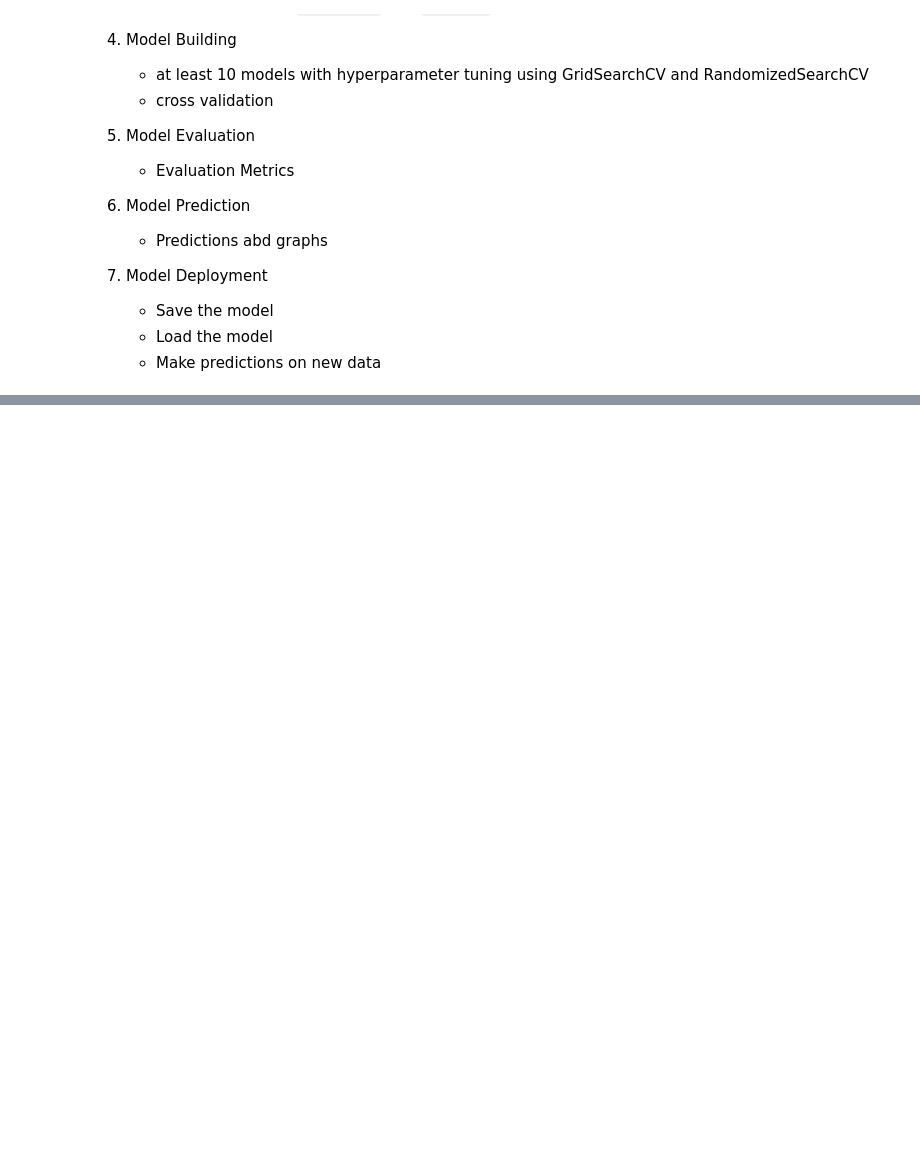
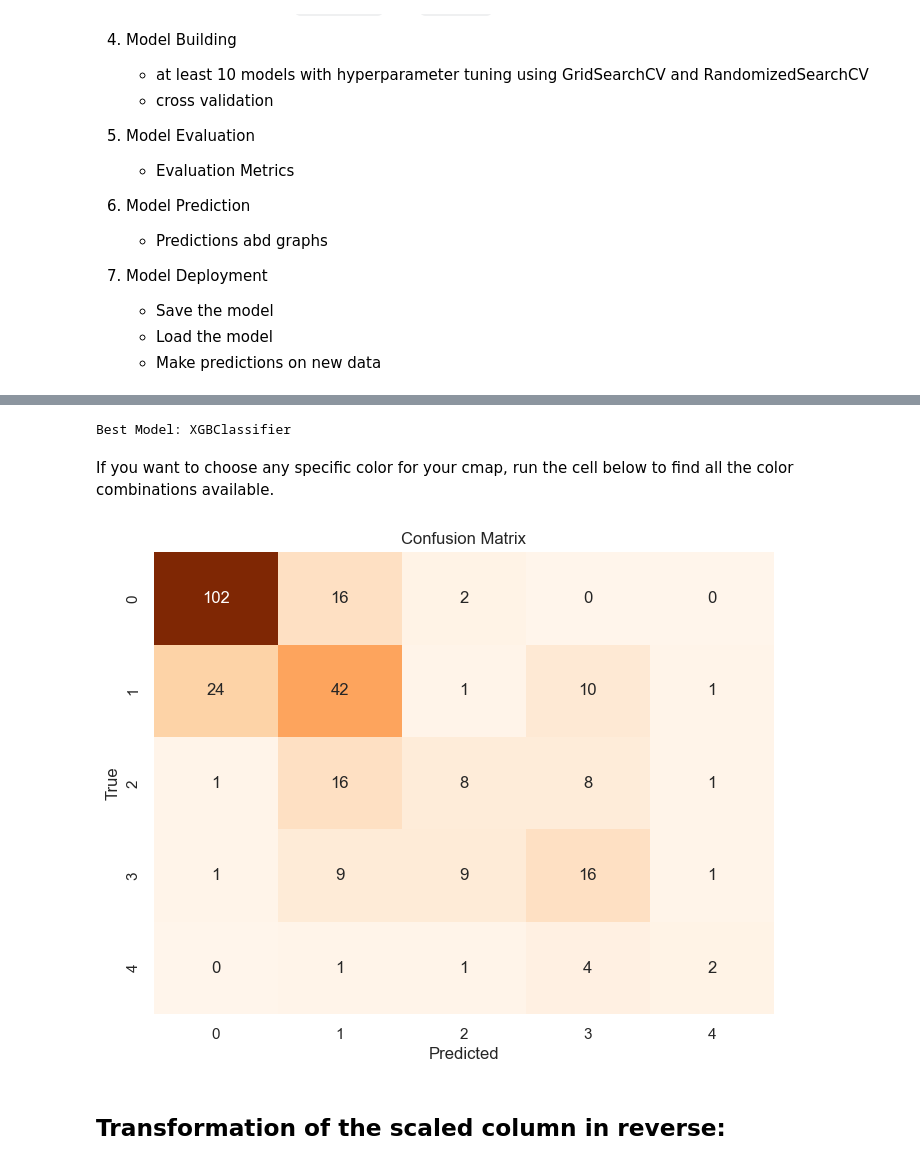
Before and after one commit to faizan-yousaf/Heart_Disease_Prediction, a Jupyter notebook: notebook/heart_disease_prediction.ipynb, the cells around one changed output, grey strips where cells are left out. Cells and saved outputs as stored; diff of their text form; code cells hidden in the pictures; blank space fills up the shorter version.

```diff
--- a/notebook/heart_disease_prediction.ipynb
+++ b/notebook/heart_disease_prediction.ipynb
@@ -2079,8 +887,9 @@ It is a **multi-class classification problem** as we have `5` classes in the tar
 # %%
 # split the data into X Features and y Labels:
 
-X = df.drop('num', axis=1)
+X = df[['age','sex','dataset','cp','trestbps','chol','fbs','restecg','thalch','exang','oldpeak','slope','ca']]
 y = df['num']
+X_train ,X_test ,y_train,y_test = train_test_split(X,y,train_size=0.7,random_state=42)
 # %% [markdown]
 # Create a function which can perform the following tasks:
 
@@ -2390,0 +1030,7 @@ KeyError: '[0, 2, 1, 0, 0, 0, 3, 0, 2, 1, 0, 0, 2, 0, 0, 0, 1, 0, 0, 0, 0, 0, 1,
+# %%
+# Retrieve the best model
+print("Best Model:", best_model_name)
+# %% [output]
+Best Model: XGBClassifier
+# %% [markdown]
+If you want to choose any specific color for your cmap, run the cell below to find all the color combinations available.
@@ -2390,0 +1043,14 @@ KeyError: '[0, 2, 1, 0, 0, 0, 3, 0, 2, 1, 0, 0, 2, 0, 0, 0, 1, 0, 0, 0, 0, 0, 1,
+# %%
+cm = confusion_matrix(y_test, y_pred)
+
+# Plotting the confusion matrix
+plt.figure(figsize=(8, 6))
+sns.heatmap(cm, annot=True, fmt="d", cmap="Oranges", cbar=False)
+plt.xlabel("Predicted")
+plt.ylabel("True")
+plt.title("Confusion Matrix")
+plt.show()
+# %% [output]
+[figure, added]
+# %% [markdown]
+## Transformation of the scaled column in reverse:
```
Also changed, not shown: parts of 165 cells of this notebook.
